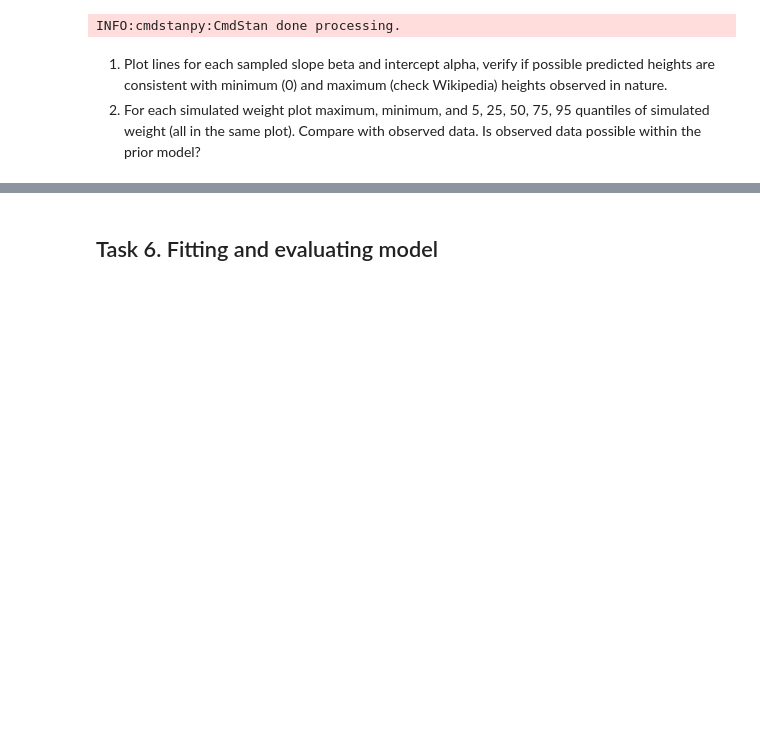
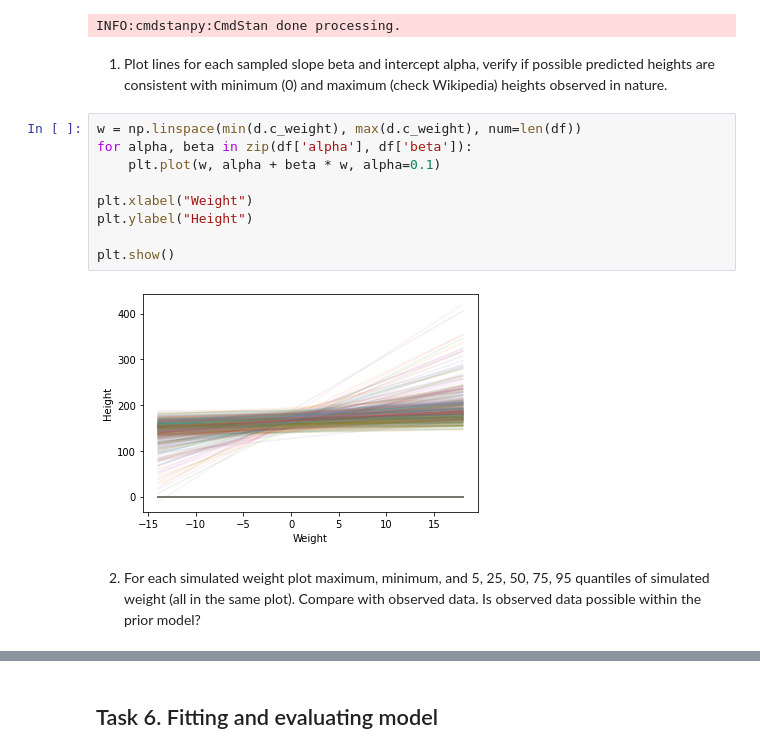
Before and after one commit to bartoszzak/Data_Analytics, a Jupyter notebook: lab4/lab4.ipynb, the cells around one changed output, grey strips where cells are left out. Cells and saved outputs as stored; diff of their text form; blank space fills up the shorter version.

```diff
--- a/lab4/lab4.ipynb
+++ b/lab4/lab4.ipynb
@@ -341,6 +341,19 @@ df = sim.draws_pd()
 INFO:cmdstanpy:CmdStan start processing
 chain 1 |██████████| 00:00 Sampling completed
 INFO:cmdstanpy:CmdStan done processing.
+# %% [markdown]
+1. Plot lines for each sampled slope beta and intercept alpha, verify if possible predicted heights are consistent with minimum (0) and maximum (check Wikipedia) heights observed in nature.
+# %%
+w = np.linspace(min(d.c_weight), max(d.c_weight), num=len(df))
+for alpha, beta in zip(df['alpha'], df['beta']):
+    plt.plot(w, alpha + beta * w, alpha=0.1)
+
+plt.xlabel("Weight")
+plt.ylabel("Height")
+
+plt.show()
+# %% [output]
+[figure, added]
 # %% [markdown]
-1. Plot lines for each sampled slope beta and intercept alpha, verify if possible predicted heights are consistent with minimum (0) and maximum (check Wikipedia) heights observed in nature.
+
 2. For each simulated weight plot maximum, minimum, and 5, 25, 50, 75, 95 quantiles of simulated weight (all in the same plot). Compare with observed data. Is observed data possible within the prior model?
```
Also changed, not shown: parts of 2 cells of this notebook.
